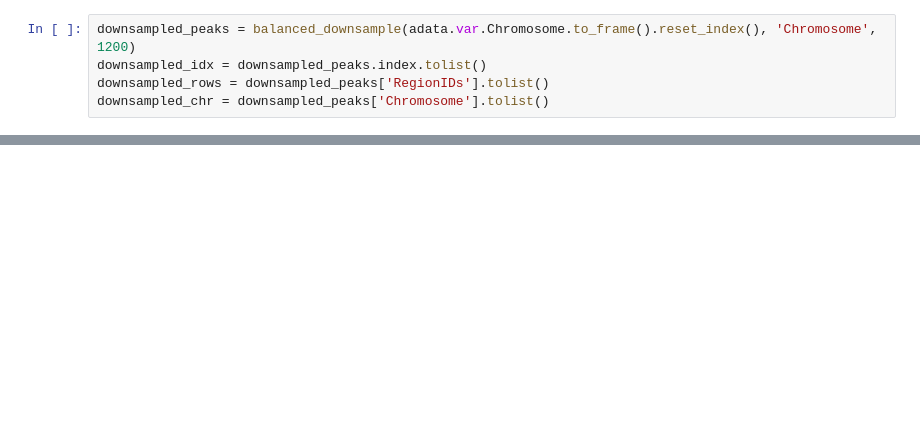
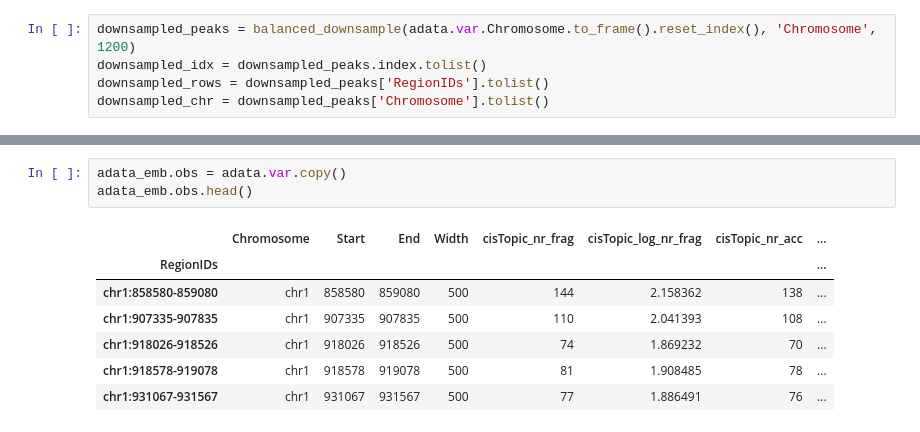
Before and after one commit to Claptar/peak2vec, a Jupyter notebook: notebooks/train.ipynb, the cells around one changed output, grey strips where cells are left out. Drawn from its saved outputs; the diff is of its cells as text; blank space fills up the shorter version.

```diff
--- a/notebooks/train.ipynb
+++ b/notebooks/train.ipynb
@@ -334,0 +351,11 @@ Run summary:
+# %%
+adata_emb.obs = adata.var.copy()
+adata_emb.obs.head()
+# %% [output]
+|  | Chromosome | Start | End | Width | cisTopic_nr_frag | cisTopic_log_nr_frag | cisTopic_nr_acc | ... |
+| RegionIDs |  |  |  |  |  |  |  | ... |
+| chr1:858580-859080 | chr1 | 858580 | 859080 | 500 | 144 | 2.158362 | 138 | ... |
+| chr1:907335-907835 | chr1 | 907335 | 907835 | 500 | 110 | 2.041393 | 108 | ... |
+| chr1:918026-918526 | chr1 | 918026 | 918526 | 500 | 74 | 1.869232 | 70 | ... |
+| chr1:918578-919078 | chr1 | 918578 | 919078 | 500 | 81 | 1.908485 | 78 | ... |
+| chr1:931067-931567 | chr1 | 931067 | 931567 | 500 | 77 | 1.886491 | 76 | ... |
```
Also changed, not shown: parts of 8 cells of this notebook.
